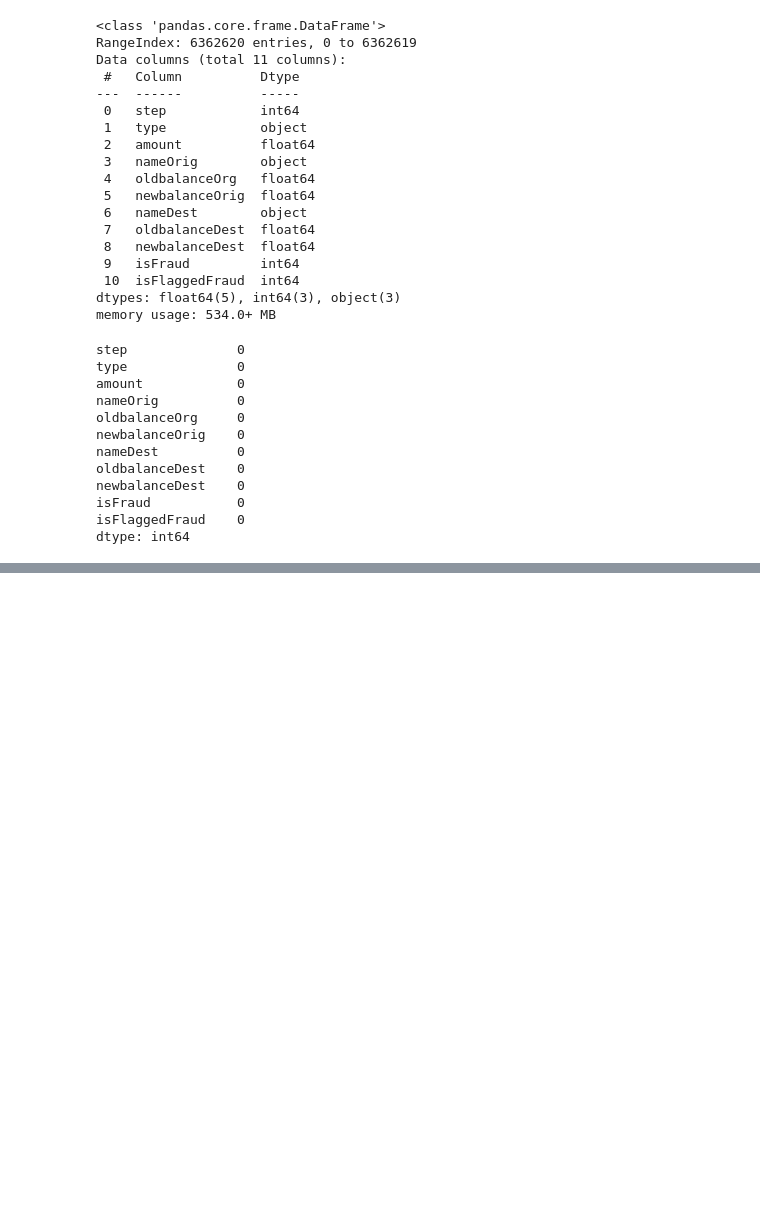
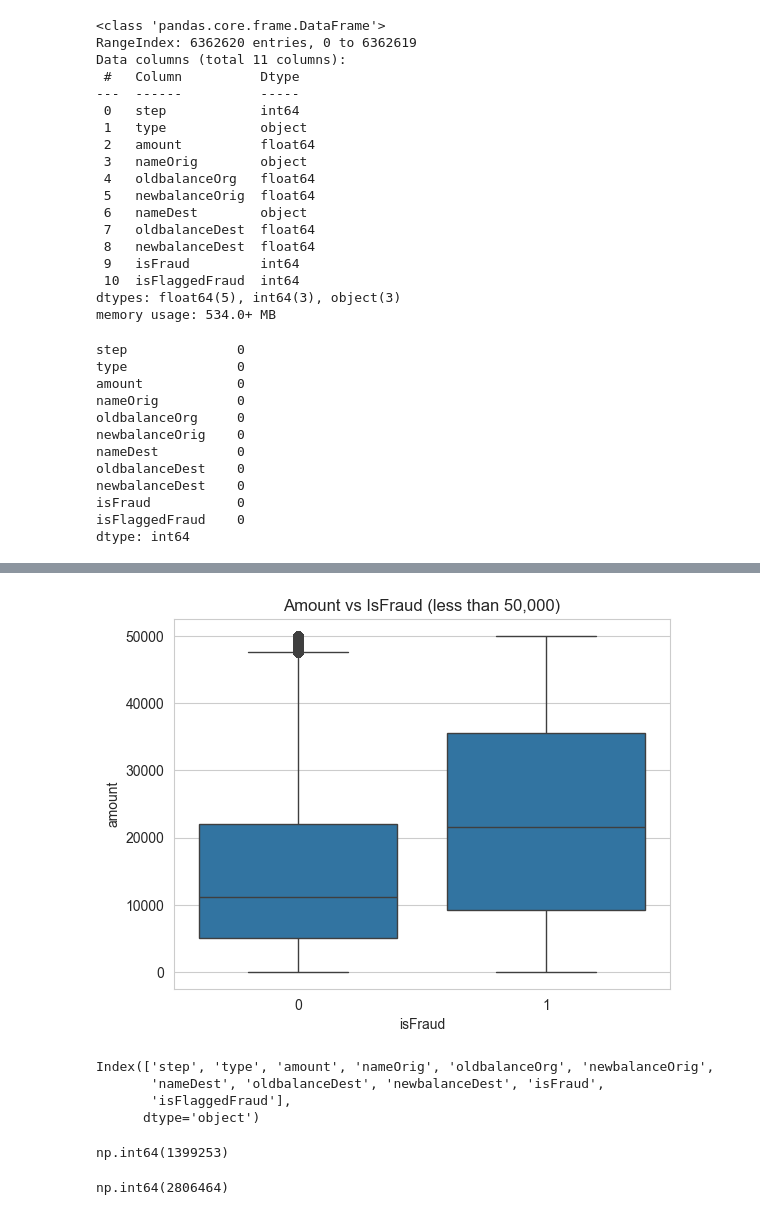
Before and after one commit to HamzaImtiaz03/Fraud_Detection_System, a Jupyter notebook: EDA _and_Model_Trainer.ipynb, the cells around one changed output, grey strips where cells are left out. Cells and saved outputs as stored; diff of their text form; code cells hidden in the pictures; blank space fills up the shorter version.

```diff
--- a/EDA _and_Model_Trainer.ipynb
+++ b/EDA _and_Model_Trainer.ipynb
@@ -56,0 +123,13 @@ dtype: int64
+# %%
+sns.boxplot(data = df[df["amount"] < 50000], x = "isFraud", y = "amount")
+plt.title("Amount vs IsFraud (less than 50,000)")
+plt.show()
+# %% [output]
+[figure, added]
+# %%
+df.columns
+# %% [output]
+Index(['step', 'type', 'amount', 'nameOrig', 'oldbalanceOrg', 'newbalanceOrig',
+       'nameDest', 'oldbalanceDest', 'newbalanceDest', 'isFraud',
+       'isFlaggedFraud'],
+      dtype='object')
@@ -56,0 +139,8 @@ dtype: int64
+# %%
+(df['balanceDiffOrig'] < 0).sum()
+# %% [output]
+np.int64(1399253)
+# %%
+(df["balanceDiffDest"] < 0).sum()
+# %% [output]
+np.int64(2806464)
```
Also changed, not shown: parts of 29 cells of this notebook.
